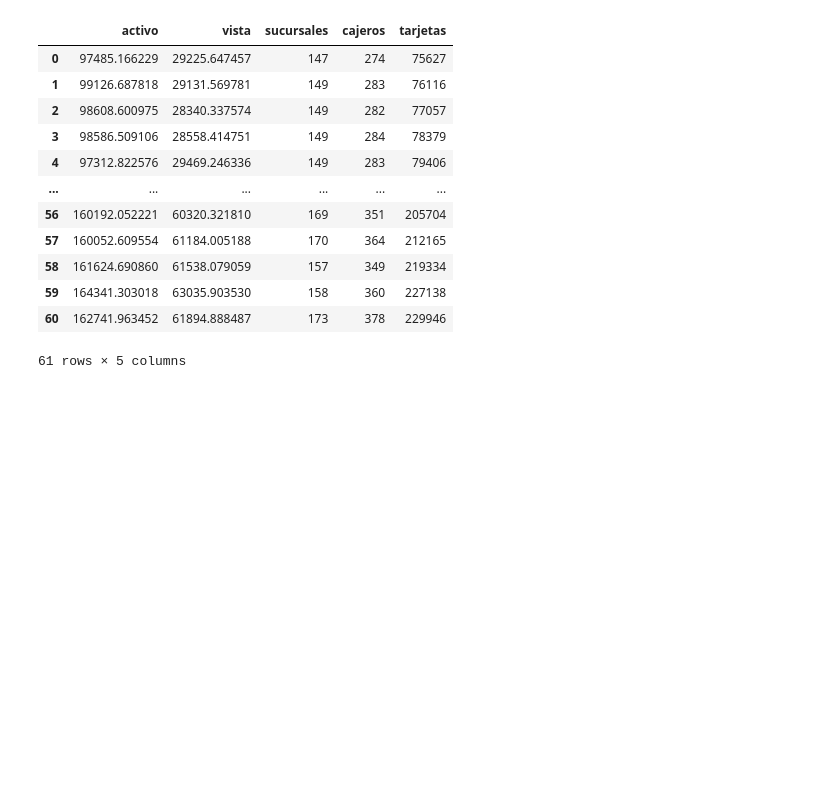
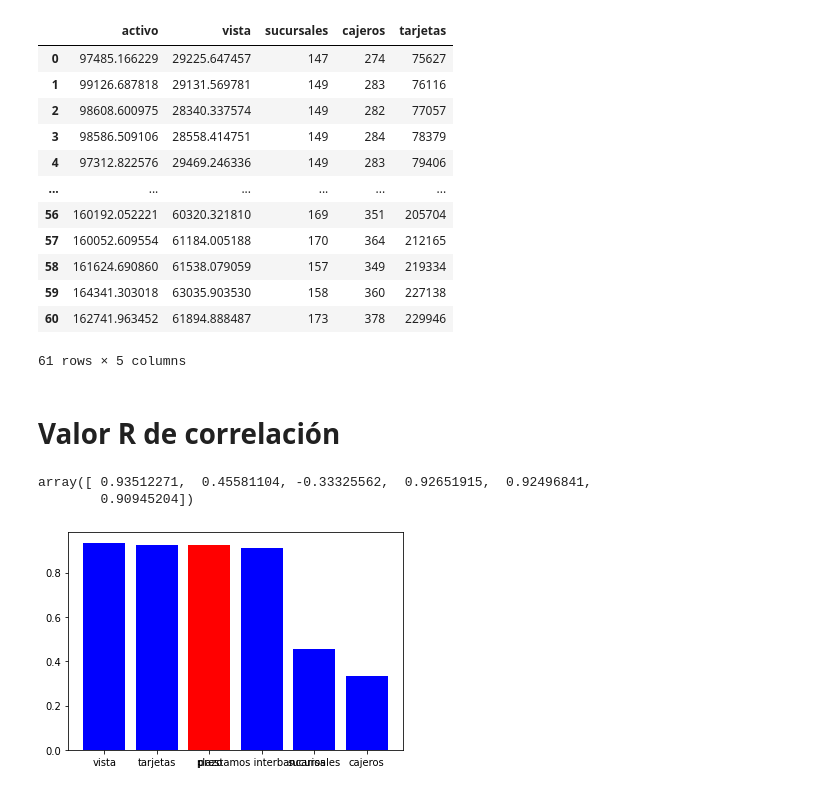
Before and after one commit to CristobalSVM/Aprendizaje-Autom-tico, a Jupyter notebook: Tarea_4.ipynb, the cells around one changed output. Drawn from its saved outputs; the diff is of its cells as text; code cells hidden in the pictures; blank space fills up the shorter version.

```diff
--- a/Tarea_4.ipynb
+++ b/Tarea_4.ipynb
@@ -128,3 +131,5 @@ df_nuevo
 | 59 | 164341.303018 | 63035.903530 | 158 | 360 | 227138 |
 | 60 | 162741.963452 | 61894.888487 | 173 | 378 | 229946 |
 61 rows × 5 columns
+# %% [markdown]
+# Valor R de correlación
@@ -130,0 +138,22 @@ df_nuevo
+# %%
+r_value = r_regression(x, y)
+r_value
+# %% [output]
+array([ 0.93512271,  0.45581104, -0.33325562,  0.92651915,  0.92496841,
+        0.90945204])
+# %%
+df_f['r_value'] = r_value
+colors = []
+for v in df_f['r_value']:
+    if v > 0:
+        colors.append('b')
+    else:
+        colors.append('r')
+# %%
+df_f['r_value_abs'] = df_f['r_value'].abs()
+df_f.sort_values('r_value_abs', inplace = True, ascending = False)
+plt.figure()
+plt.bar(df_f.index, df_f.r_value_abs, color = colors)
+plt.show()
+# %% [output]
+[figure, added]
```
Also changed, not shown: parts of 43 cells of this notebook.
